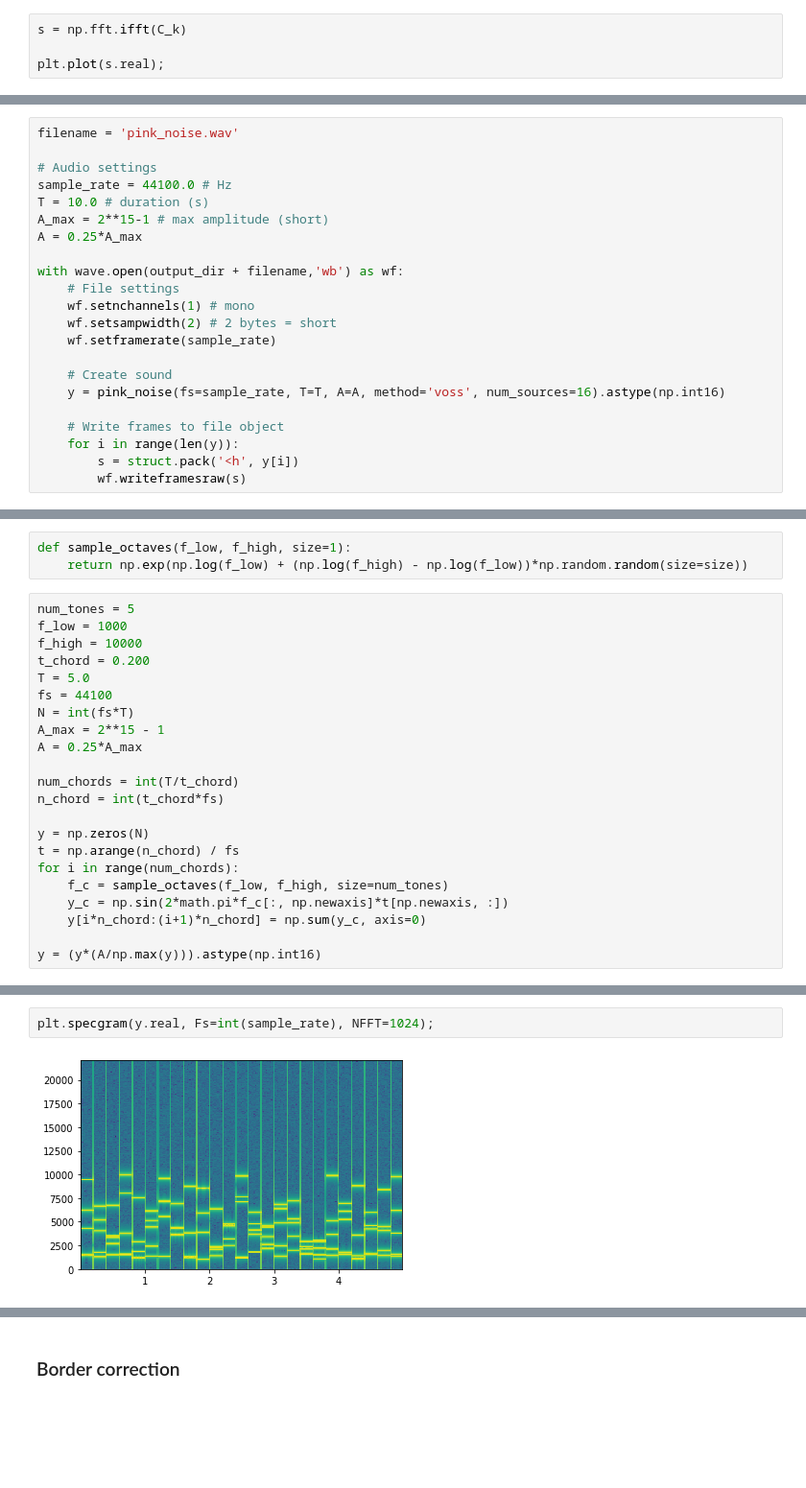
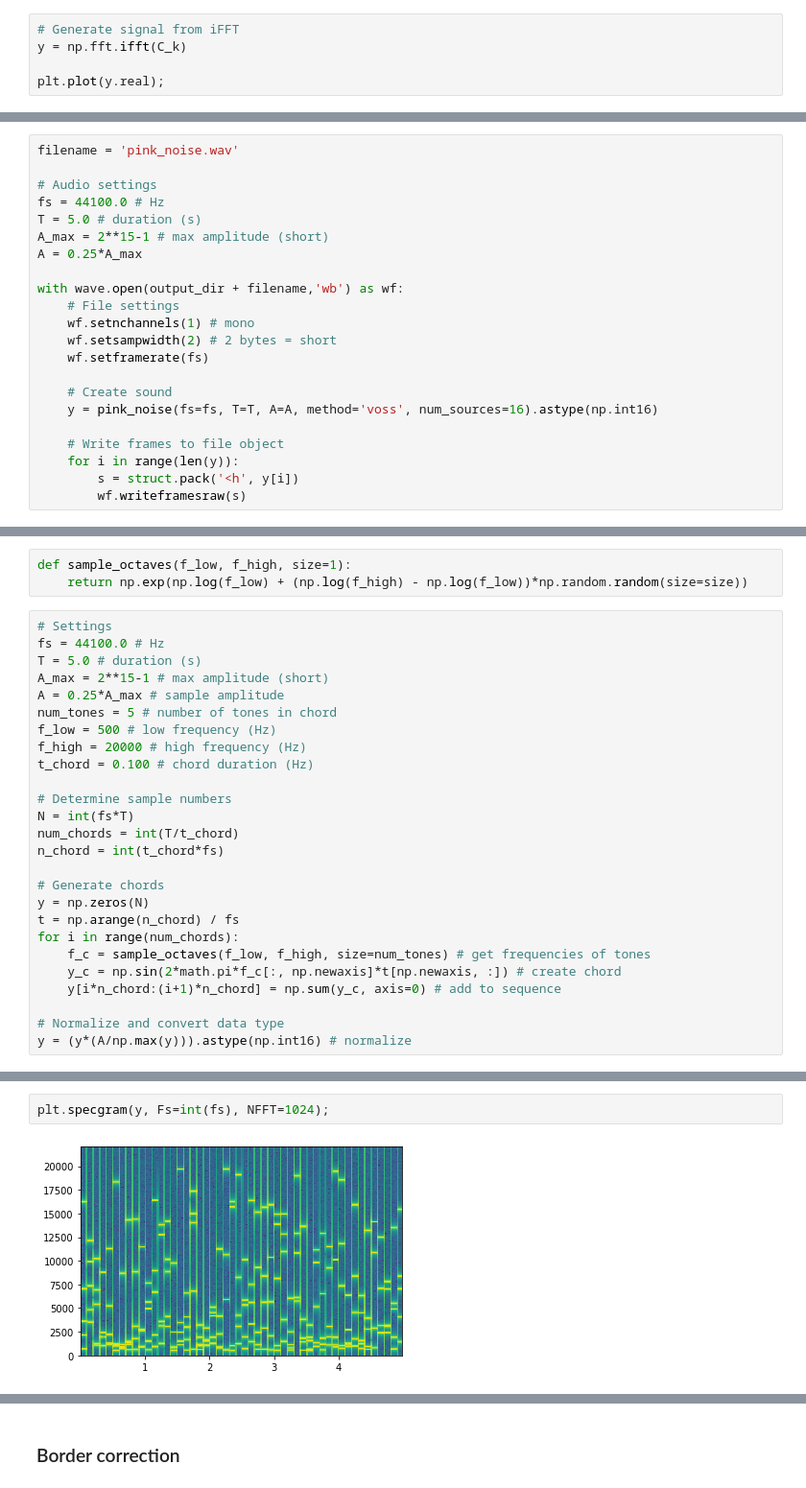
Before and after one commit to ckemere/TreadmillTracker, a Jupyter notebook: ClientSide/GenerateAudio/generate_audio.ipynb, the cells around one changed output, grey strips where cells are left out. Shown at 96% size. Drawn from its saved outputs; the diff is of its cells as text; blank space fills up the shorter version.

```diff
--- a/ClientSide/GenerateAudio/generate_audio.ipynb
+++ b/ClientSide/GenerateAudio/generate_audio.ipynb
@@ -80,5 +84,6 @@ plt.plot(C_k.real);
 # %%
-s = np.fft.ifft(C_k)
+# Generate signal from iFFT
+y = np.fft.ifft(C_k)
 
-plt.plot(s.real);
+plt.plot(y.real);
 # %% [output]
@@ -244,8 +307,8 @@ def _ifft_pn(N, A):
 filename = 'pink_noise.wav'
 
 # Audio settings
-sample_rate = 44100.0 # Hz
-T = 10.0 # duration (s)
+fs = 44100.0 # Hz
+T = 5.0 # duration (s)
 A_max = 2**15-1 # max amplitude (short)
 A = 0.25*A_max
 
@@ -253,10 +316,10 @@ with wave.open(output_dir + filename,'wb') as wf:
     # File settings
     wf.setnchannels(1) # mono
     wf.setsampwidth(2) # 2 bytes = short
-    wf.setframerate(sample_rate)
+    wf.setframerate(fs)
 
     # Create sound
-    y = pink_noise(fs=sample_rate, T=T, A=A, method='voss', num_sources=16).astype(np.int16)
+    y = pink_noise(fs=fs, T=T, A=A, method='voss', num_sources=16).astype(np.int16)
 
     # Write frames to file object
     for i in range(len(y)):
@@ -291,27 +354,31 @@ Without gating at bin edges, large artifacts appear at discontinuities between c
 def sample_octaves(f_low, f_high, size=1):
     return np.exp(np.log(f_low) + (np.log(f_high) - np.log(f_low))*np.random.random(size=size))
 # %%
-num_tones = 5
-f_low = 1000
-f_high = 10000
-t_chord = 0.200
-T = 5.0
-fs = 44100
+# Settings
+fs = 44100.0 # Hz
+T = 5.0 # duration (s)
+A_max = 2**15-1 # max amplitude (short)
+A = 0.25*A_max # sample amplitude
+num_tones = 5 # number of tones in chord
+f_low = 500 # low frequency (Hz)
+f_high = 20000 # high frequency (Hz)
+t_chord = 0.100 # chord duration (Hz)
+
+# Determine sample numbers
 N = int(fs*T)
-A_max = 2**15 - 1
-A = 0.25*A_max
-
 num_chords = int(T/t_chord)
 n_chord = int(t_chord*fs)
 
+# Generate chords
 y = np.zeros(N)
 t = np.arange(n_chord) / fs
 for i in range(num_chords):
-    f_c = sample_octaves(f_low, f_high, size=num_tones)
-    y_c = np.sin(2*math.pi*f_c[:, np.newaxis]*t[np.newaxis, :])
-    y[i*n_chord:(i+1)*n_chord] = np.sum(y_c, axis=0)
+    f_c = sample_octaves(f_low, f_high, size=num_tones) # get frequencies of tones
+    y_c = np.sin(2*math.pi*f_c[:, np.newaxis]*t[np.newaxis, :]) # create chord
+    y[i*n_chord:(i+1)*n_chord] = np.sum(y_c, axis=0) # add to sequence
 
-y = (y*(A/np.max(y))).astype(np.int16)
+# Normalize and convert data type
+y = (y*(A/np.max(y))).astype(np.int16) # normalize
 # %%
 plt.plot(y)
 # %% [output]
@@ -320,5 +387,5 @@ plt.plot(y)
 # %%
-plt.specgram(y.real, Fs=int(sample_rate), NFFT=1024);
+plt.specgram(y, Fs=int(fs), NFFT=1024);
 # %% [output]
-[figure, old version]
+[figure, new version]
 # %%
```
Also changed, not shown: parts of 27 cells of this notebook.
